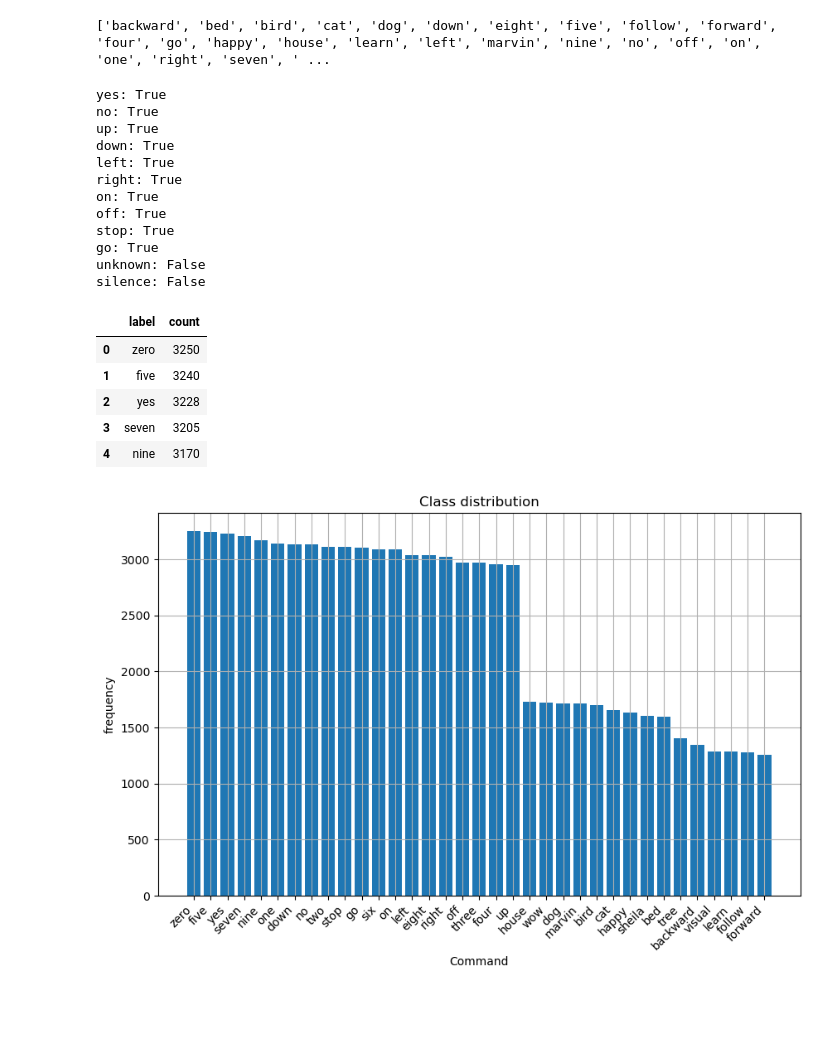
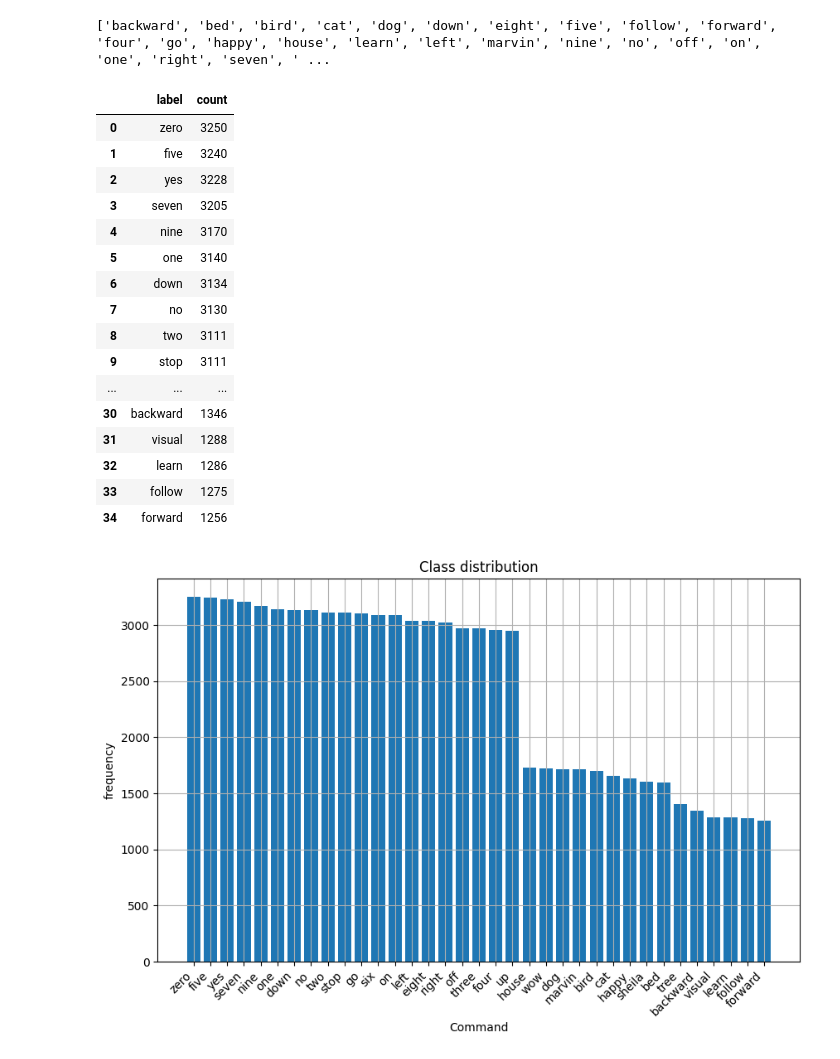
Before and after one commit to tksluangrath/ds6050-audio-projects, a Jupyter notebook: importingdata.ipynb, the cells around one changed output. Drawn from its saved outputs; the diff is of its cells as text; code cells hidden in the pictures; blank space fills up the shorter version.

```diff
--- a/importingdata.ipynb
+++ b/importingdata.ipynb
@@ -23,7 +28,7 @@ DATA_ROOT = "./data"
 # %%
-train_set = SPEECHCOMMANDS(DATA_ROOT, download=False, subset="training")
-val_set = SPEECHCOMMANDS(DATA_ROOT, download=False, subset="validation")
-test_set = SPEECHCOMMANDS(DATA_ROOT, download=False, subset="testing")
+train_set = SPEECHCOMMANDS(DATA_ROOT, download=True, subset="training")
+val_set = SPEECHCOMMANDS(DATA_ROOT, download=True, subset="validation")
+test_set = SPEECHCOMMANDS(DATA_ROOT, download=True, subset="testing")
 
 print(f"Train: {len(train_set)} \nVal: {len(val_set)} \nTest: {len(test_set)}")
 print(f"Total: {len(train_set) + len(val_set)+len(test_set)}")
@@ -76,36 +78,27 @@ unique_labels = set(labels_df["label"])
 print(sorted(unique_labels))
 # %% [output]
 ['backward', 'bed', 'bird', 'cat', 'dog', 'down', 'eight', 'five', 'follow', 'forward', 'four', 'go', 'happy', 'house', 'learn', 'left', 'marvin', 'nine', 'no', 'off', 'on', 'one', 'right', 'seven', ' ...
-# %%
-expected_labels = ["yes", "no", "up", "down", "left", "right",
-               "on", "off", "stop", "go", "unknown", "silence"]
-
-for i in CLASS_ORDER:
-    x = i in (unique_labels)
-    print(f"{i}: {x}")
-# %% [output]
-yes: True
-no: True
-up: True
-down: True
-left: True
-right: True
-on: True
-off: True
-stop: True
-go: True
-unknown: False
-silence: False
 # %%
 value_counts = pd.DataFrame(labels_df.value_counts()).reset_index()
-value_counts.head()
+value_counts
 # %% [output]
 |  | label | count |
 | 0 | zero | 3250 |
 | 1 | five | 3240 |
 | 2 | yes | 3228 |
 | 3 | seven | 3205 |
 | 4 | nine | 3170 |
+| 5 | one | 3140 |
+| 6 | down | 3134 |
+| 7 | no | 3130 |
+| 8 | two | 3111 |
+| 9 | stop | 3111 |
+| ... | ... | ... |
+| 30 | backward | 1346 |
+| 31 | visual | 1288 |
+| 32 | learn | 1286 |
+| 33 | follow | 1275 |
+| 34 | forward | 1256 |
 # %%
 fig, ax = plt.subplots(figsize = (10,6))
 ax.bar(value_counts['label'], value_counts['count'])
```
Also changed, not shown: parts of 14 cells of this notebook.
